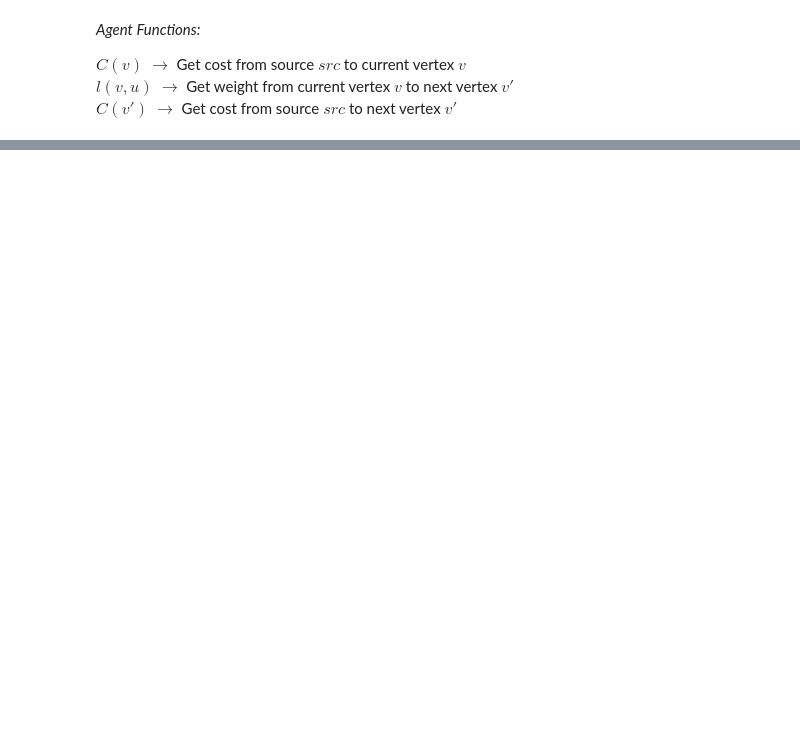
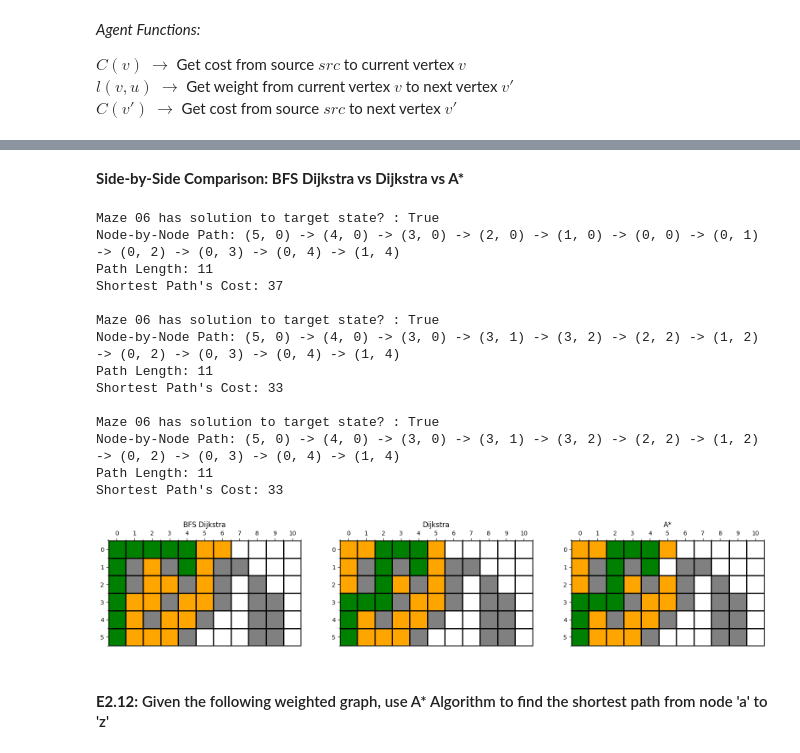
Before and after one commit to Daniels1610/CI008-Dagraz, a Jupyter notebook: E01.ipynb, the cells around one changed output, grey strips where cells are left out. Saved outputs shown, nothing was run; the diff lists cells and outputs as text; code cells hidden in the pictures; blank space fills up the shorter version.

```diff
--- a/E01.ipynb
+++ b/E01.ipynb
@@ -439,0 +599,43 @@ Shortest Path's Cost: 17
+# %% [markdown]
+**Side-by-Side Comparison: BFS Dijkstra vs Dijkstra vs A\***
+# %%
+init_x = tuple(int(x) for x in input("Enter Initial State: ").split(" "))
+target_x = tuple(int(x) for x in input("Enter Target State: ").split(" "))
+maze = input("Select Maze (1 to 5): ")
+search_algorithms = [dijsktra_maze, dijsktra_opt_maze, a_estrella]
+borders = [Queue(), PriorityQueue(), PriorityQueue()]
+names = ['BFS Dijkstra', 'Dijkstra', 'A*']
+
+fig = plt.figure(figsize=(20,20))
+rows = 1; cols = 3
+
+for idx, algo in enumerate(search_algorithms, start=1):
+    if mi['status'] != False:
+        fig.add_subplot(rows, cols, idx)
+        mi = algo(borders[idx-1], init_x, target_x, maze_dict[f'maze_0{maze}'])
+        print(f"Maze 0{maze} has solution to target state? : {mi['status']}")
+        print(f"Node-by-Node Path: {' -> '.join([str(x) for x in mi['shortest_path']])}")
+        print(f"Path Length: {len(mi['shortest_path'])}")
+        print(f"Shortest Path's Cost: {mi['final_cost']}\n")
+        for x in mi['shortest_path']: mi['visited_m'].put(get_index(x, mi['visited_m'].shape),3)
+        maze_plotter(mi['visited_m'])
+        plt.title(names[idx-1])
+    else: print(f"Maze {maze} doesn't have a solution")
+# %% [output]
+Maze 06 has solution to target state? : True
+Node-by-Node Path: (5, 0) -> (4, 0) -> (3, 0) -> (2, 0) -> (1, 0) -> (0, 0) -> (0, 1) -> (0, 2) -> (0, 3) -> (0, 4) -> (1, 4)
+Path Length: 11
+Shortest Path's Cost: 37
+
+Maze 06 has solution to target state? : True
+Node-by-Node Path: (5, 0) -> (4, 0) -> (3, 0) -> (3, 1) -> (3, 2) -> (2, 2) -> (1, 2) -> (0, 2) -> (0, 3) -> (0, 4) -> (1, 4)
+Path Length: 11
+Shortest Path's Cost: 33
+
+Maze 06 has solution to target state? : True
+Node-by-Node Path: (5, 0) -> (4, 0) -> (3, 0) -> (3, 1) -> (3, 2) -> (2, 2) -> (1, 2) -> (0, 2) -> (0, 3) -> (0, 4) -> (1, 4)
+Path Length: 11
+Shortest Path's Cost: 33
+[figure, added]
+# %% [markdown]
+#### **E2.12:** Given the following weighted graph, use A\* Algorithm to find the shortest path from node 'a' to 'z'
```
Also changed, not shown: parts of 24 cells of this notebook, 8 other files.
